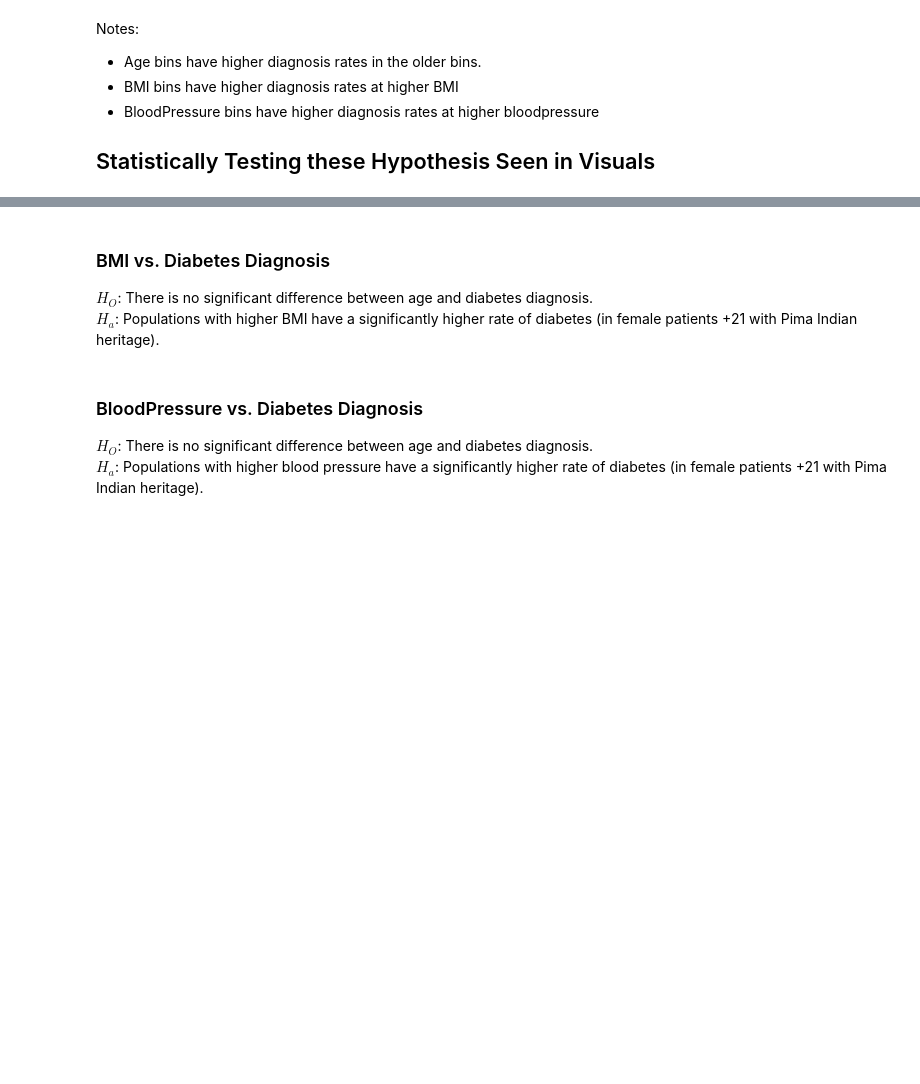
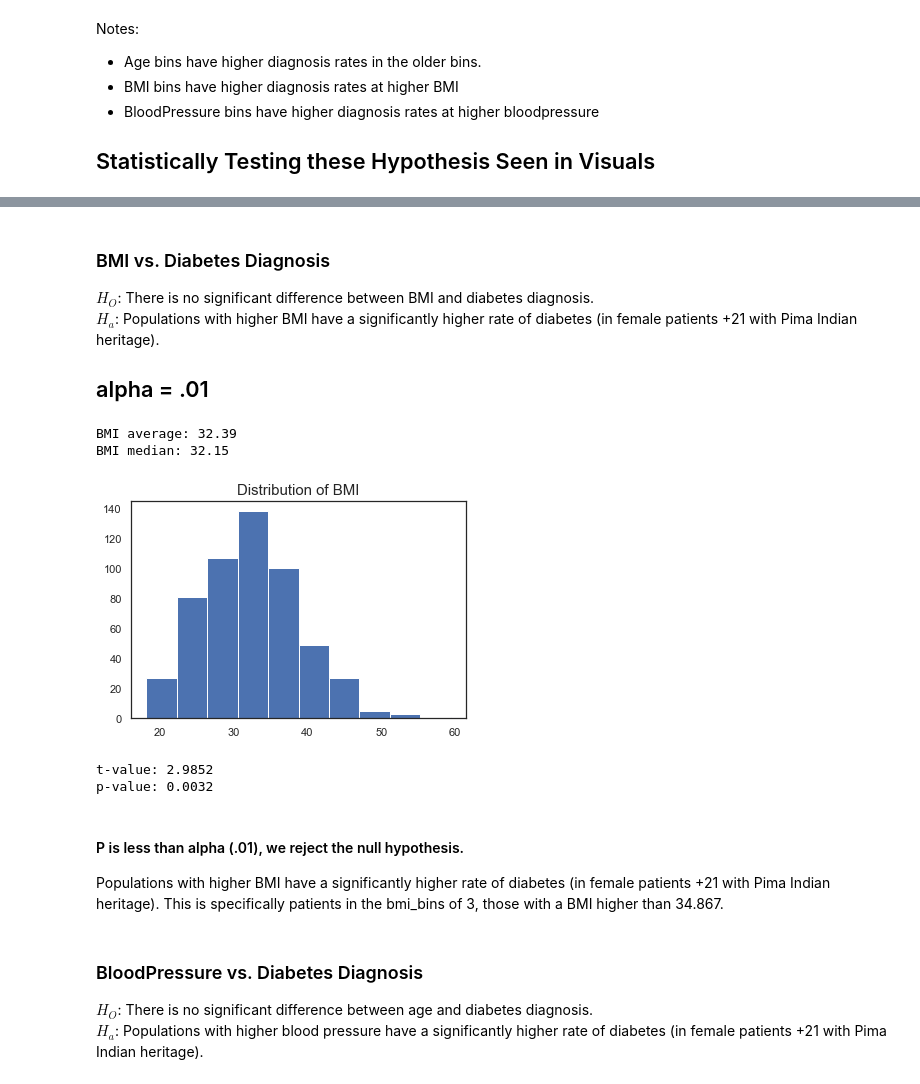
Before and after one commit to ThompsonBethany01/Predicting-Diabetes-Onset, a Jupyter notebook: Data_Analysis.ipynb, the cells around one changed output, grey strips where cells are left out. Saved outputs shown, nothing was run; the diff lists cells and outputs as text; code cells hidden in the pictures; blank space fills up the shorter version.

```diff
--- a/Data_Analysis.ipynb
+++ b/Data_Analysis.ipynb
@@ -435,7 +478,42 @@ $H_a$: Older populations have a significantly higher rate of diabetes (in female
 # %% [markdown]
 ### BMI vs. Diabetes Diagnosis
-$H_O$: There is no significant difference between age and diabetes diagnosis.
+$H_O$: There is no significant difference between BMI and diabetes diagnosis.
 $H_a$: Populations with higher BMI have a significantly higher rate of diabetes (in female patients +21 with Pima Indian heritage).
+
+## alpha = .01
+# %%
+# is the continuous variable normally distributed?
+plt.hist(train.BMI)
+plt.title('Distribution of BMI', size=15)
+print('BMI average:', round(train.BMI.mean(),2), '\nBMI median:', round(train.BMI.median(),2))
+# %% [output]
+BMI average: 32.39
+BMI median: 32.15
+[figure, added]
+# %%
+from math import sqrt
+
+# tesing subgroup of bin 3 of BMI
+top_BMI = train[train.bmi_bins == 3]
+
+μ = train.Outcome.mean()
+xbar = top_BMI.Outcome.mean()
+s = top_BMI.Outcome.std()
+n = top_BMI.shape[0]
+degf = n - 1
+standard_error = s / sqrt(n)
+
+t = (xbar - μ) / (s / sqrt(n))
+print('t-value:', round(t,4))
+
+p = stats.t(degf).sf(t) * 2 # *2 for two-tailed test
+print('p-value:', round(p,4))
+# %% [output]
+t-value: 2.9852
+p-value: 0.0032
+# %% [markdown]
+#### P is less than alpha (.01), we reject the null hypothesis.
+Populations with higher BMI have a significantly higher rate of diabetes (in female patients +21 with Pima Indian heritage). This is specifically patients in the bmi_bins of 3, those with a BMI higher than 34.867.
 # %% [markdown]
 ### BloodPressure vs. Diabetes Diagnosis
 $H_O$: There is no significant difference between age and diabetes diagnosis.
```
Also changed, not shown: parts of 65 cells of this notebook.
